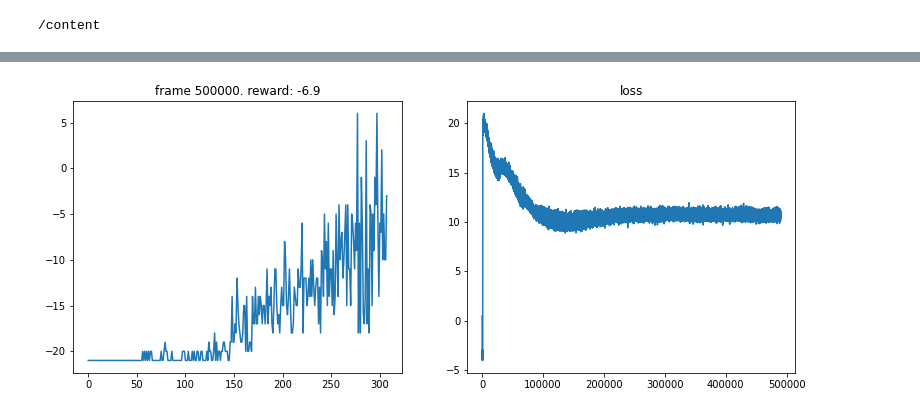
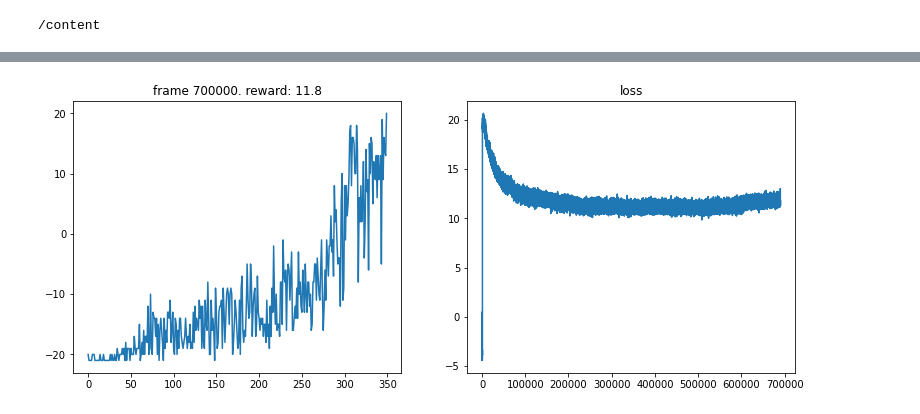
Before and after one commit to bdi2357/RL_playground, a Jupyter notebook: DQN_playground/7.rainbow dqn.ipynb, the cells around one changed output, grey strips where cells are left out. Cells and saved outputs as stored; diff of their text form; code cells hidden in the pictures.

```diff
--- a/DQN_playground/7.rainbow dqn.ipynb
+++ b/DQN_playground/7.rainbow dqn.ipynb
@@ -409,7 +410,7 @@ update_target(current_model, target_model)
 replay_initial = 10000
 replay_buffer  = ReplayBuffer(100000)
 # %%
-num_frames = 1000000
+num_frames = 700000
 batch_size = 32
 gamma      = 0.99
 
@@ -418,31 +419,31 @@ all_rewards = []
 episode_reward = 0
 frames = []
 state = env.reset()
 for frame_idx in range(1, num_frames + 1):
     if frame_idx > num_frames -500:
         frames.append(env.render(mode = 'rgb_array'))
     action = current_model.act(state)
 
     next_state, reward, done, _ = env.step(action)
     replay_buffer.push(state, action, reward, next_state, done)
 
     state = next_state
     episode_reward += reward
 
     if done:
         state = env.reset()
         all_rewards.append(episode_reward)
         episode_reward = 0
 
     if len(replay_buffer) > replay_initial:
         loss = compute_td_loss(batch_size)
         losses.append(loss.data)
 
     if frame_idx % 10000 == 0:
         plot(frame_idx, all_rewards, losses)
 
     if frame_idx % 1000 == 0:
         update_target(current_model, target_model)
 imageio.mimsave("PongNoFrameskip-v4_rainbow_dqn.gif", frames)
 # %% [output]
-[figure, old version]
+[figure, new version]
```
Also changed, not shown: parts of 3 cells of this notebook.
